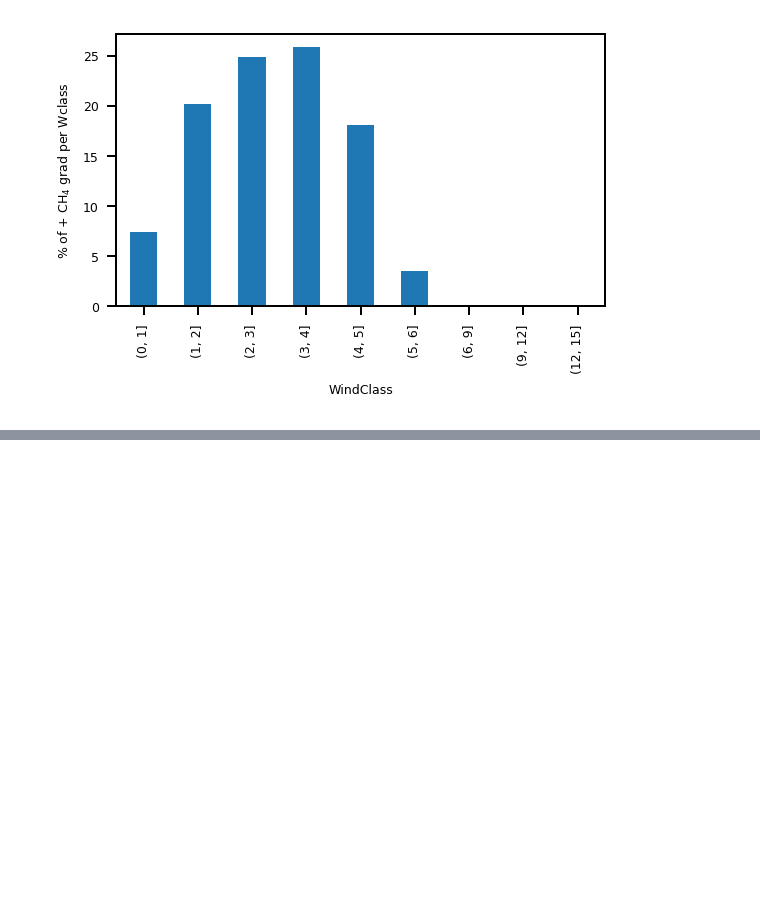
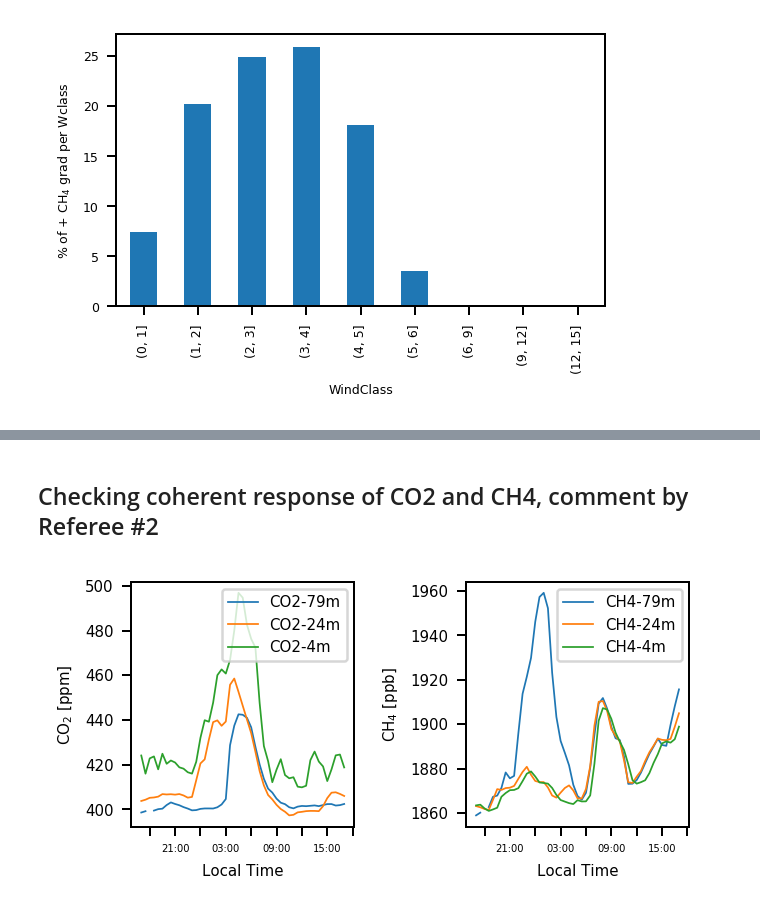
Before and after one commit to itarec1988/Understanding-nighttime-CH4-signals-paper-repo, a Jupyter notebook: 04_Analysis.ipynb, the cells around one changed output, grey strips where cells are left out. Drawn from its saved outputs; the diff is of its cells as text; code cells hidden in the pictures; blank space fills up the shorter version.

Commit message:
updated 04_Analysis with referee comments

```diff
--- a/04_Analysis.ipynb
+++ b/04_Analysis.ipynb
@@ -765,0 +827,27 @@ plt.show()
+# %% [markdown]
+## Checking coherent response of CO2 and CH4, comment by Referee #2
+# %%
+fig,(ax1,ax2)  = plt.subplots(1,2,figsize=(4,2),dpi=180)#,constrained_layout=True)
+
+s = '2015-08-19 20:00'
+e = '2015-08-20 20:00'
+
+df_full.loc[s:e,['CO2_avg_79','CO2_avg_24','CO2_avg_4']].plot(x_compat=True,ax=ax1)
+df_full.loc[s:e,['CH4_79','CH4_24','CH4_4']].plot(x_compat=True,ax=ax2)
+
+ax1.set_ylabel('CO$_2$ [ppm]')
+ax2.set_ylabel('CH$_4$ [ppb]')
+
+ax1.set_xticklabels([' ','21:00',' ','03:00',' ','09:00',' ','15:00',' '],fontsize=4,rotation=0,horizontalalignment='center')
+ax2.set_xticklabels([' ','21:00',' ','03:00',' ','09:00',' ','15:00',' '],fontsize=4,rotation=0,horizontalalignment='center')
+
+ax1.set_xlabel('Local Time')
+ax2.set_xlabel('Local Time')
+
+ax1.legend(['CO2-79m','CO2-24m','CO2-4m'])
+ax2.legend(['CH4-79m','CH4-24m','CH4-4m'])
+plt.subplots_adjust(wspace=0.5)
+plt.show()
+#fig.savefig('./Figures/Rebuttal_CO2_CH4_enhan_2015-08-19.png',dpi=300)
+# %% [output]
+[figure, added]
```
Also changed, not shown: parts of 13 cells of this notebook.
